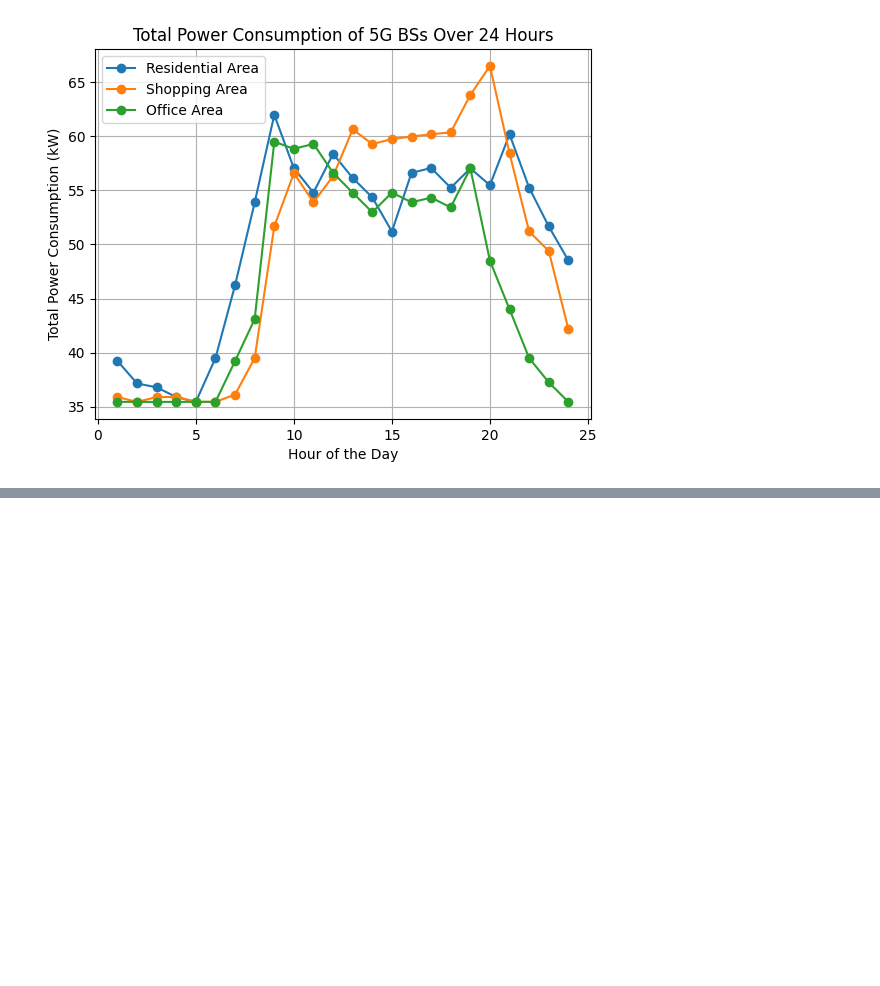
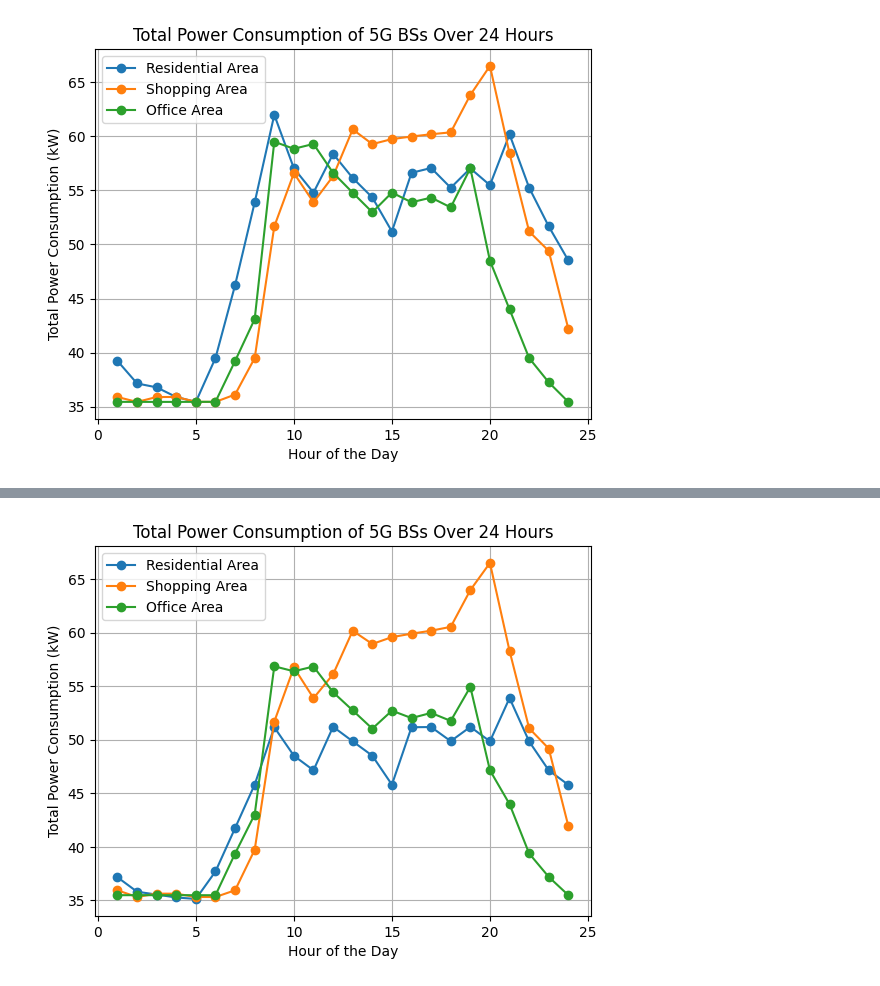
Before and after one commit to xundullah/Electric-Load-Demand-Modeling-of-5G-Base-Stations, a Jupyter notebook: LoadModel_v1.2.ipynb, the cells around one changed output, grey strips where cells are left out. Saved outputs shown, nothing was run; the diff lists cells and outputs as text; code cells hidden in the pictures; blank space fills up the shorter version.

```diff
--- a/LoadModel_v1.2.ipynb
+++ b/LoadModel_v1.2.ipynb
@@ -416,0 +530,97 @@ Hour 24: Total Power Consumption = 35.45 kW for office
+# %%
+import numpy as np
+import matplotlib.pyplot as plt
+
+# Constants (replace with actual values)
+N_k = 10  # Number of 5G BSs in the area (N_k)
+T_dd_max = 1000  # Maximum downlink data rate [Mbps] (T_dd_max)
+R_ds_max = 500  # Maximum signaling REs [RE/s] (R_ds,max)
+P_max_AAU = 5  # Maximum power consumption of AAU [kW] (P_max,AAU)
+P_b_AAU = 2  # Baseline power consumption of AAU [kW] (P_b,AAU)
+P_b_BBU = 1  # Baseline power consumption of BBU [kW] (P_b,BBU)
+P_ac_pe = 0.5  # Power consumption of air conditioning and power equipment per BS [kW] (P_ac,pe(t))
+A_RE = 1  # Average amount of downlink data carried per RE [Mbps/RE] (A_RE)
+N_m = 1000  # Monte Carlo sampling times (N_m)
+total_population_residential = 3000  # Total number of terminals in residential area
+total_population_shopping = 3500  # Total number of terminals in shopping area
+total_population_office = 2700  # Total number of terminals in office area
+
+# Activated terminals data (in percentage) for residential, shopping, and office areas
+beta_k_t_percentage = {
+    "time": np.arange(1, 25),
+    "residential": [8, 3, 2, 1, 0.5, 10, 25, 40, 60, 50, 45, 60, 55, 50, 40, 60, 60, 55, 60, 55, 70, 55, 45, 40],  # percentage
+    "shopping": [3, 1, 2, 2, 1, 1, 3, 15, 53, 69, 60, 67, 80, 76, 78, 79, 80, 81, 92, 100, 74, 51, 45, 22],  # percentage
+    "office": [2, 2, 2, 2, 2, 2, 18, 33, 90, 88, 90, 80, 73, 66, 73, 70, 72, 69, 82, 50, 37, 18, 9, 2]  # percentage
+}
+
+# Convert percentage to absolute numbers based on the population in each area
+beta_k_t = {
+    "residential": [int(percentage * total_population_residential / 100) for percentage in beta_k_t_percentage['residential']],
+    "shopping": [int(percentage * total_population_shopping / 100) for percentage in beta_k_t_percentage['shopping']],
+    "office": [int(percentage * total_population_office / 100) for percentage in beta_k_t_percentage['office']]
+}
+
+# Monte Carlo Simulation for each area
+def monte_carlo_simulation(k, beta_k_t, N_m=1000):
+    t_values = np.arange(1, 25)
+    P_we_k_t = np.zeros_like(t_values, dtype=float)
+
+    for t in t_values:
+        # Get the exact number of activated terminals for this hour
+        beta_k_t_s_a = beta_k_t[k][t - 1]  # beta_k(t), from activated terminals
+
+        # Step 1: Generate hourly activated terminals based on Poisson distribution (Eq. 8)
+        beta_k_t_samples = np.random.poisson(beta_k_t_s_a, N_m)
+
+        # Initialize accumulators for Monte Carlo simulation
+        T_dd_k_t_sum = 0
+        R_ds_k_t_sum = 0
+
+        for beta_k_t_s_a in beta_k_t_samples:
+            # Step 2: Calculate total downlink data rate and signaling REs for each sample (Eq. 11, 12)
+            T_dd_k_t = min(N_k * T_dd_max, beta_k_t_s_a * A_RE)  # Total downlink data rate (T_dd,k(t))
+            R_ds_k_t = min(N_k * R_ds_max, T_dd_k_t / A_RE)   # Downlink signaling REs (R_ds,k(t))
+
+            # Accumulate values
+            T_dd_k_t_sum += T_dd_k_t
+            R_ds_k_t_sum += R_ds_k_t
+
+        # Average the accumulated values over all Monte Carlo samples
+        T_dd_k_t_avg = T_dd_k_t_sum / N_m  # Mean total downlink data rate (T_dd,k(t, s_a))
+        R_ds_k_t_avg = R_ds_k_t_sum / N_m  # Mean downlink signaling REs (R_ds,k(t, s_a))
+
+        # Step 3: Calculate incremental power consumption of AAU (Eq. 13, 14)
+        P_idd_AAU_k_t = N_k * (P_max_AAU - P_b_AAU) / T_dd_max * (T_dd_k_t_avg / N_k)  # Incremental power due to downlink data (P_{idd,AAU,k}(t))
+        P_ids_AAU_k_t = N_k * (P_max_AAU - P_b_AAU) / R_ds_max * (R_ds_k_t_avg / N_k)  # Incremental power due to signaling (P_{ids,AAU,k}(t))
+
+        # Step 4: Calculate total power consumption for AAU (Eq. 2, 17)
+        P_i_AAU_k_t = P_idd_AAU_k_t + P_ids_AAU_k_t  # Incremental power consumption of AAU (P_{i,AAU,k}(t))
+
+        # Step 5: Calculate total power consumption of 5G BS in area k (Eq. 18)
+        P_we_k_t_t = P_i_AAU_k_t + N_k * P_b_AAU + N_k * P_b_BBU  # Total power consumption (P_{we,k}(t))
+
+        # Step 6: Calculate final total power consumption including air conditioning and power equipment (Eq. 19)
+        P_we_k_t[t - 1] = P_we_k_t_t + N_k * P_ac_pe
+
+    # Output the total power consumption per hour with standard formatting
+    for t, P in zip(t_values, P_we_k_t):
+        print(f"Hour {t}: Total Power Consumption = {P:.2f} kW for {k}")
+
+    return t_values, P_we_k_t
+
+# Run the simulation for residential, shopping, and office areas
+areas = ['residential', 'shopping', 'office']
+
+for k in areas:
+    t_values, P_we_k_t = monte_carlo_simulation(k, beta_k_t)
+
+    # Plotting with formatted y-axis labels and comparison
+    plt.plot(t_values, P_we_k_t, marker='o', label=f'{k.capitalize()} Area')
+
+plt.title("Total Power Consumption of 5G BSs Over 24 Hours")
+plt.xlabel("Hour of the Day")
+plt.ylabel("Total Power Consumption (kW)")
+plt.grid(True)
+plt.legend()
+plt.show()
+# %% [output]
@@ -416,0 +644 @@ Hour 24: Total Power Consumption = 35.45 kW for office
+[figure, added]
```
Also changed, not shown: parts of 2 cells of this notebook.
